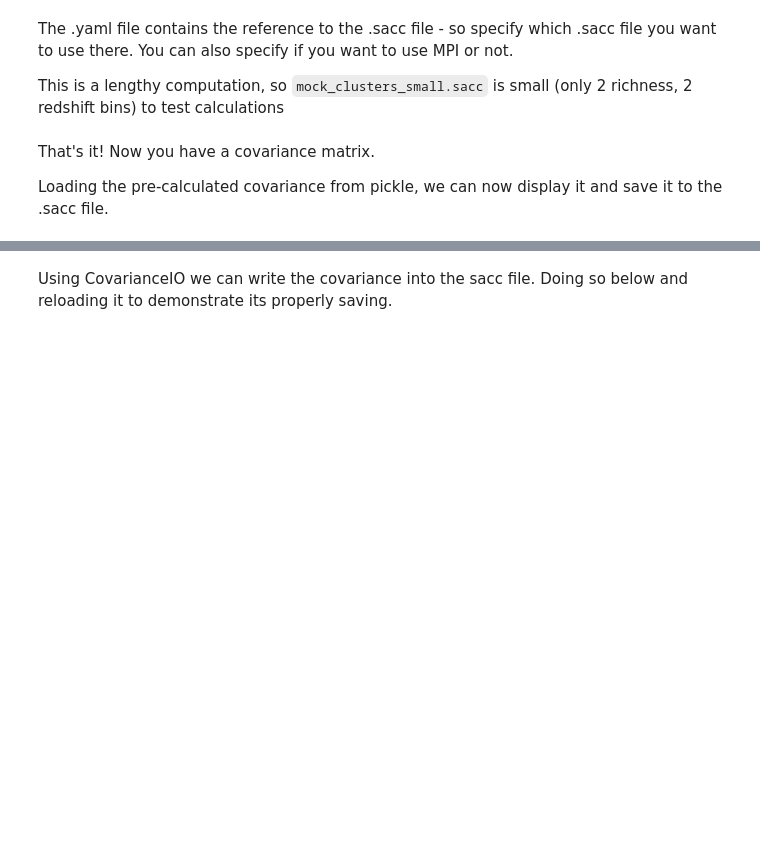
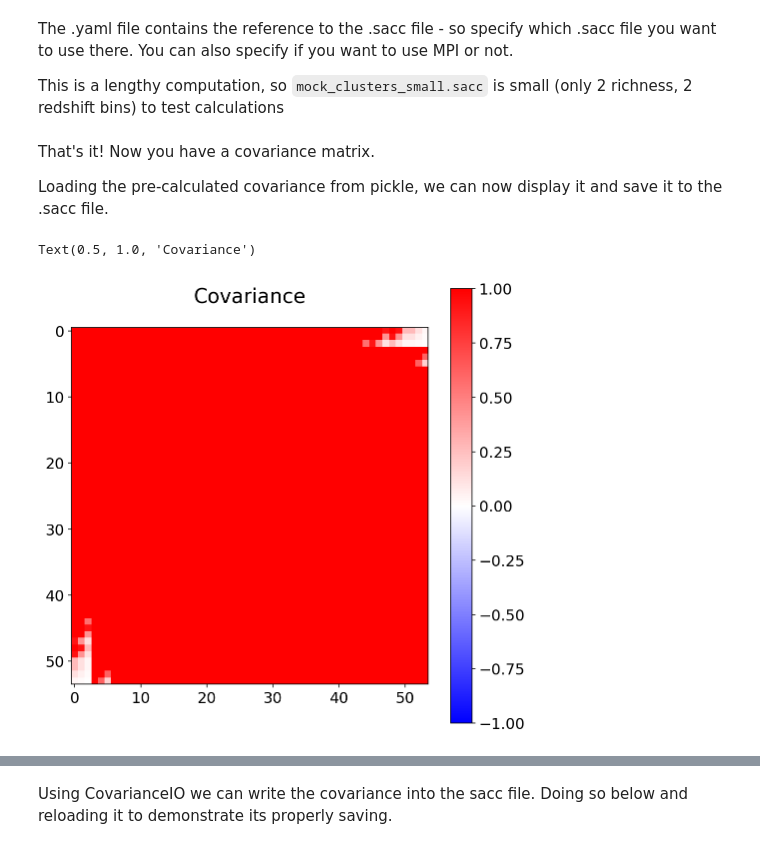
Before and after one commit to LSSTDESC/TJPCov, a Jupyter notebook: examples/clusters/cluster_count_covariance.ipynb, the cells around one changed output, grey strips where cells are left out. Cells and saved outputs as stored; diff of their text form; code cells hidden in the pictures; blank space fills up the shorter version.

```diff
--- a/examples/clusters/cluster_count_covariance.ipynb
+++ b/examples/clusters/cluster_count_covariance.ipynb
@@ -37,13 +37,16 @@ That's it! Now you have a covariance matrix.
 
 Loading the pre-calculated covariance from pickle, we can now display it and save it to the .sacc file.
 # %%
-with open(f"cov_nxn_large.pkl", 'rb') as cov_file:
+with open(f"cov_nxn_mpi_large.pkl", 'rb') as cov_file:
     cov_nxn = pickle.load(cov_file)
 correlation = np.corrcoef(cov_nxn)
 # %%
 plt.figure(figsize=(8,8))
-plt.imshow(cov_nxn, cmap='bwr')
+plt.imshow(cov_nxn, cmap='bwr', vmin=-1, vmax=1)
 plt.colorbar()
 plt.title('Covariance')
+# %% [output]
+Text(0.5, 1.0, 'Covariance')
+[figure, added]
 # %%
 plt.figure(figsize=(8,8))
```
Also changed, not shown: parts of 1 cell of this notebook, 3 other files.
